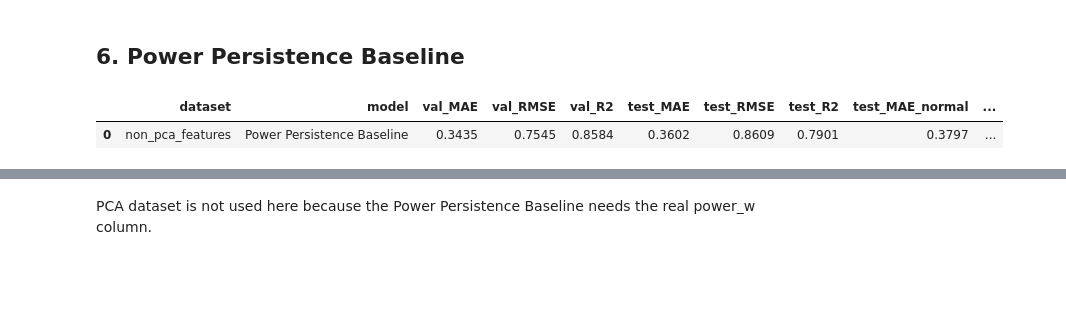
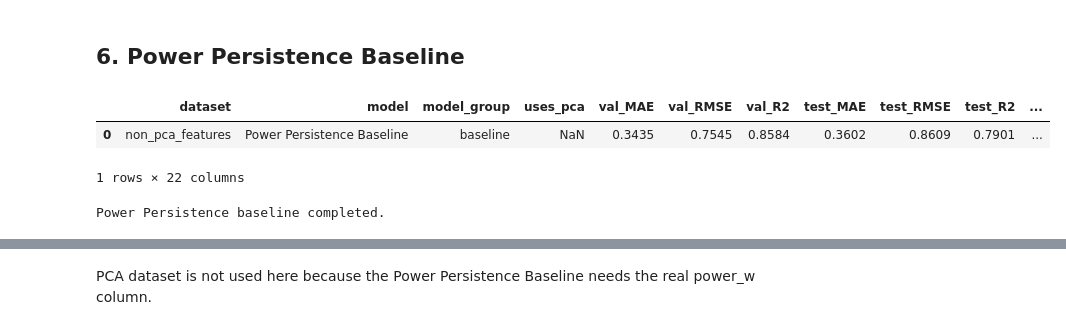
Before and after one commit to arjjunck/uav-thesis, a Jupyter notebook: uav_px4_dataset_project/notebooks/04_baseline_models.ipynb, the cells around one changed output, grey strips where cells are left out. Drawn from its saved outputs; the diff is of its cells as text; code cells hidden in the pictures; blank space fills up the shorter version.

```diff
--- a/uav_px4_dataset_project/notebooks/04_baseline_models.ipynb
+++ b/uav_px4_dataset_project/notebooks/04_baseline_models.ipynb
@@ -389,27 +449,30 @@ Accuracy, precision, recall, and F1 are not suitable here because this is a regr
 # Energy in Wh = Power in W × time in hours
 # For 60 seconds: predicted energy = power_w × (60 / 3600) = power_w / 60
 
-from sklearn.metrics import mean_absolute_error, mean_squared_error, r2_score
-import numpy as np
-import pandas as pd
+def run_power_persistence_baseline(dataset_name, val_df, test_df, y_val, y_test):
+    """
+    Power Persistence baseline.
+    Assumption: current power continues for the next 60 seconds.
 
-def rmse(y_true, y_pred):
-    return np.sqrt(mean_squared_error(y_true, y_pred))
+    Energy Wh = Power W × time in hours
+    For 60 seconds: Energy Wh = power_w × (60 / 3600)
+    Therefore: Energy Wh = power_w / 60
+    """
 
-
-def run_power_persistence_baseline(dataset_name, val_df, test_df, y_val, y_test):
-
-    # Predict next 60-second energy using current power
+    # Predict next 60-second energy from current power
     val_pred = val_df["power_w"].values * (60 / 3600)
     test_pred = test_df["power_w"].values * (60 / 3600)
 
-    # Avoid negative energy prediction if any negative power values exist
+    # Avoid negative predicted energy
     val_pred = np.maximum(val_pred, 0)
     test_pred = np.maximum(test_pred, 0)
 
+    # Main validation and test metrics
     result = {
         "dataset": dataset_name,
         "model": "Power Persistence Baseline",
+        "model_group": "baseline",
+        "uses_pca": np.nan,
 
         "val_MAE": mean_absolute_error(y_val, val_pred),
         "val_RMSE": rmse(y_val, val_pred),
@@ -417,8 +480,17 @@ def run_power_persistence_baseline(dataset_name, val_df, test_df, y_val, y_test)
 
         "test_MAE": mean_absolute_error(y_test, test_pred),
         "test_RMSE": rmse(y_test, test_pred),
-        "test_R2": r2_score(y_test, test_pred)
+        "test_R2": r2_score(y_test, test_pred),
+
+        "note": "Uses current power_w to estimate next 60-second energy"
     }
+
+    # Add UAV-specific metrics
+    result = add_uav_error_metrics(
+        result=result,
+        y_true=y_test,
+        y_pred=test_pred
+    )
 
     # Normal and abnormal test performance
     for label in ["normal", "abnormal"]:
@@ -428,38 +500,54 @@ def run_power_persistence_baseline(dataset_name, val_df, test_df, y_val, y_test)
             y_true_label = y_test.values[mask]
             y_pred_label = test_pred[mask]
 
-            result[f"test_MAE_{label}"] = mean_absolute_error(y_true_label, y_pred_label)
-            result[f"test_RMSE_{label}"] = rmse(y_true_label, y_pred_label)
-            result[f"test_R2_{label}"] = r2_score(y_true_label, y_pred_label)
+            result[f"test_MAE_{label}"] = mean_absolute_error(
+                y_true_label,
+                y_pred_label
+            )
+
+            result[f"test_RMSE_{label}"] = rmse(
+                y_true_label,
+                y_pred_label
+            )
+
+            result[f"test_R2_{label}"] = r2_score(
+                y_true_label,
+                y_pred_label
+            )
 
     # Flight-level MAE
     flight_errors = test_df[["log_id"]].copy()
     flight_errors["absolute_error"] = np.abs(y_test.values - test_pred)
 
     flight_mae = (
         flight_errors
         .groupby("log_id")["absolute_error"]
         .mean()
     )
 
     result["test_flight_MAE_mean"] = flight_mae.mean()
     result["test_flight_MAE_median"] = flight_mae.median()
 
     return result
 
 
-# Run power persistence baseline only on non-PCA dataset
+# Run Power Persistence baseline only on non-PCA dataset
+# PCA is not used because PCA does not contain the original power_w column
 power_baseline_result = run_power_persistence_baseline(
     dataset_name="non_pca_features",
     val_df=val_no_dr,
     test_df=test_no_dr,
     y_val=y_val_no_dr,
     y_test=y_test_no_dr
 )
 
 power_baseline_df = pd.DataFrame([power_baseline_result]).round(4)
 
 display(power_baseline_df)
+
+print("Power Persistence baseline completed.")
 # %% [output]
-|  | dataset | model | val_MAE | val_RMSE | val_R2 | test_MAE | test_RMSE | test_R2 | test_MAE_normal | ... |
-| 0 | non_pca_features | Power Persistence Baseline | 0.3435 | 0.7545 | 0.8584 | 0.3602 | 0.8609 | 0.7901 | 0.3797 | ... |
+|  | dataset | model | model_group | uses_pca | val_MAE | val_RMSE | val_R2 | test_MAE | test_RMSE | test_R2 | ... |
+| 0 | non_pca_features | Power Persistence Baseline | baseline | NaN | 0.3435 | 0.7545 | 0.8584 | 0.3602 | 0.8609 | 0.7901 | ... |
+1 rows × 22 columns
+Power Persistence baseline completed.
```
Also changed, not shown: parts of 7 cells of this notebook, 2 other files.
